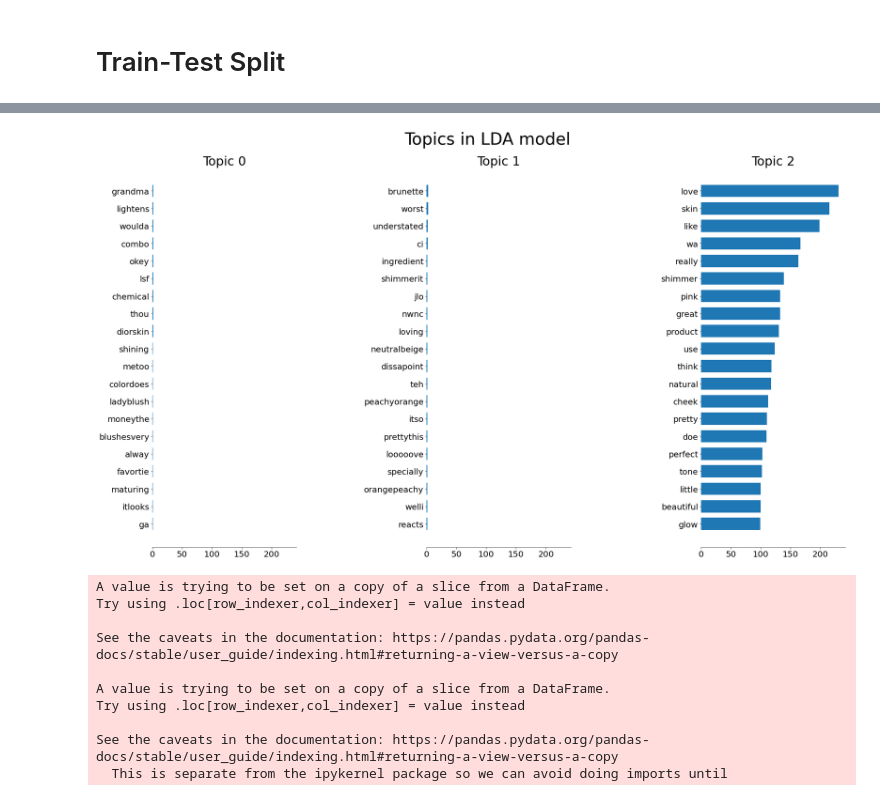
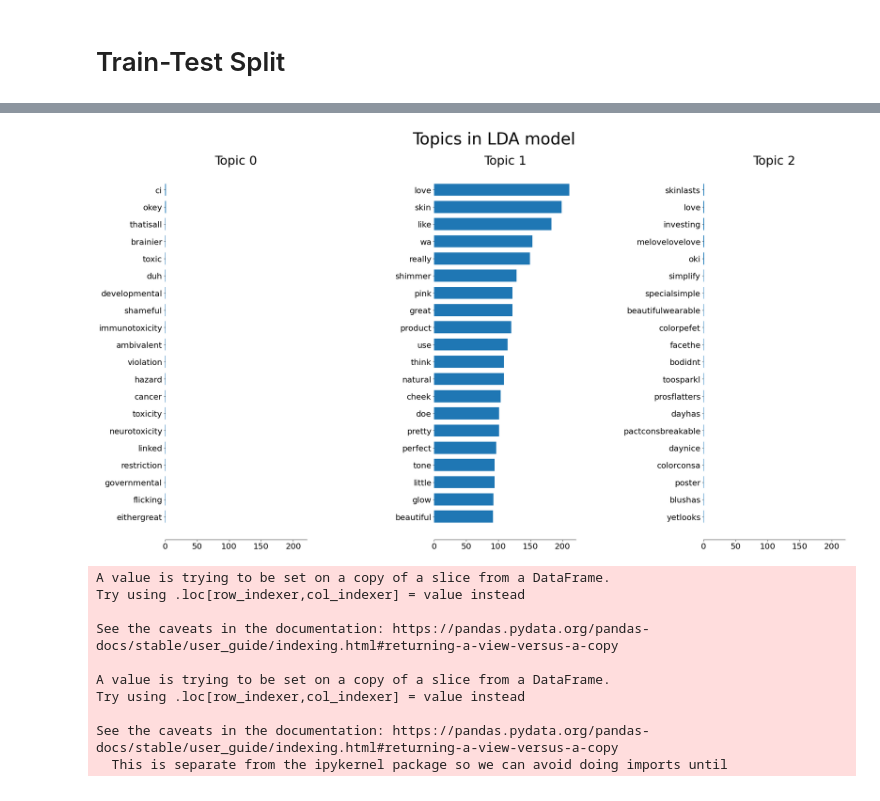
Before and after one commit to kohmin/makeupreviews, a Jupyter notebook: Data Exploration & Preprocessing.ipynb, the cells around one changed output, grey strips where cells are left out. Saved outputs shown, nothing was run; the diff lists cells and outputs as text; code cells hidden in the pictures.

```diff
--- a/Data Exploration & Preprocessing.ipynb
+++ b/Data Exploration & Preprocessing.ipynb
@@ -1127,15 +1141,19 @@ X_test_dtm = tfidf_vectorizer.transform(X_test['review_processed_lower_punc_stop
 from sklearn.model_selection import GridSearchCV
 from sklearn.decomposition import LatentDirichletAllocation as LDA
 
+# Define Search Param
 search_params = {
-  'n_components': [3, 4, 5, 8, 10],
-  'learning_decay': [.5, .7]
+  'n_components': [3, 4, 5, 6, 7, 8, 9, 10],
+  'learning_decay': [.5, .7, .9]
 }
 
-lda = LDA(n_components=number_topics, n_jobs=-1, random_state=1, learning_method='online')
-gridsearch = GridSearchCV(model, param_grid=search_params, n_jobs=-1, verbose=1)
+# Init the Model
+lda = LDA(max_iter=5, learning_method='online', learning_offset=50.,random_state=0)
+
+# Init Grid Search Class
+gridsearch = GridSearchCV(lda, param_grid=search_params)
+# Do the Grid Search
 gridsearch.fit(X_train_dtm)
-
 
 print("Best Model's Params: ", gridsearch.best_params_)
 print("Best Log Likelihood Score: ", gridsearch.best_score_)
@@ -1156,2 +1173,8 @@ X_test_LDA = lda.transform(X_test_dtm)
+# %%
+# Best Model
+best_lda_model = gridsearch.best_estimator_
+
+X_train_LDA = best_lda_model.transform(X_train_dtm)
+X_test_LDA = best_lda_model.transform(X_test_dtm)
 # %%
 # column names
@@ -1232,30 +1255,30 @@ Text(0.5, 1.0, 'Segregation of Topic Clusters')
 # %%
 def plot_top_words(model, feature_names, n_top_words, title):
     fig, axes = plt.subplots(1, 3, figsize=(30, 15), sharex=True)
     axes = axes.flatten()
     for topic_idx, topic in enumerate(model.components_):
         top_features_ind = topic.argsort()[:-n_top_words - 1:-1]
         top_features = [feature_names[i] for i in top_features_ind]
         weights = topic[top_features_ind]
 
         ax = axes[topic_idx]
         ax.barh(top_features, weights, height=0.7)
         ax.set_title(f'Topic {topic_idx}',
                      fontdict={'fontsize': 30})
         ax.invert_yaxis()
         ax.tick_params(axis='both', which='major', labelsize=20)
         for i in 'top right left'.split():
             ax.spines[i].set_visible(False)
         fig.suptitle(title, fontsize=40)
 
     plt.subplots_adjust(top=0.90, bottom=0.05, wspace=0.90, hspace=0.3)
     plt.show()
 
 n_top_words = 20
 words = tfidf_vectorizer.get_feature_names()
-plot_top_words(lda, words, n_top_words, 'Topics in LDA model')
+plot_top_words(best_lda_model, words, n_top_words, 'Topics in LDA model')
 # %% [output]
-[figure, old version]
+[figure, new version]
 # %%
 # Add topic feature into products
 X_train['dominant_topic'] = dominant_topic_train
```
Also changed, not shown: parts of 24 cells of this notebook.
